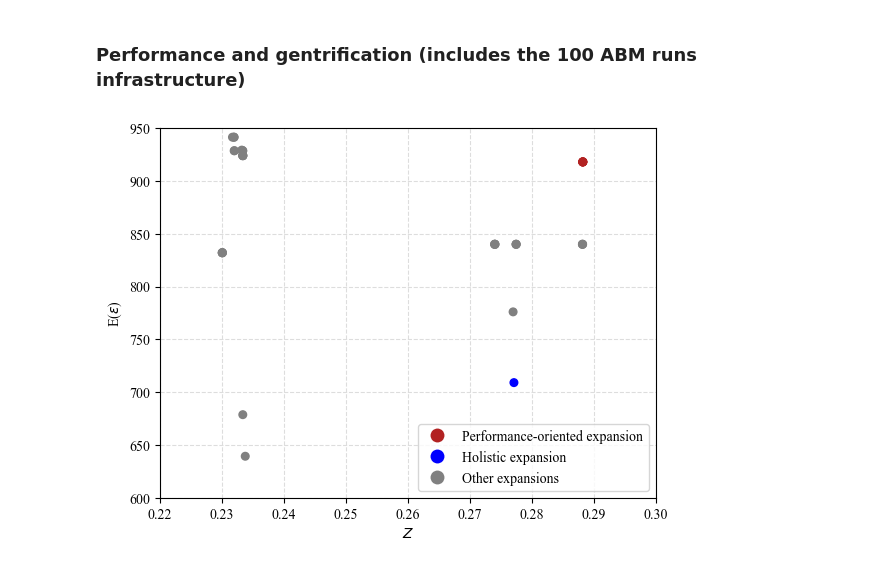
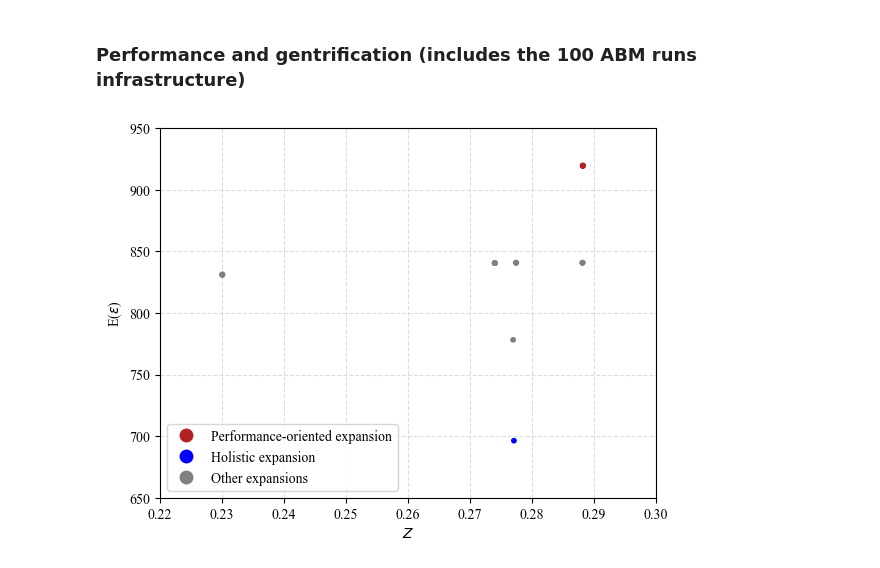
Before and after one commit to YahyaGamal/Communications_paper_graphs, a Jupyter notebook: ABM_analysis.ipynb, the cells around one changed output. Saved outputs shown, nothing was run; the diff lists cells and outputs as text; code cells hidden in the pictures.

```diff
--- a/ABM_analysis.ipynb
+++ b/ABM_analysis.ipynb
@@ -85,0 +93,18 @@ plt.close()
+# %%
+# Read the results from the ABM and drop the unnamed indices
+abm = pd.read_csv(rf"{python_directory}/Data/TN_Gentrification_Results_1to21.csv")
+abm.drop(["Unnamed: 0", "seed"], axis="columns", inplace=True)
+## Find the mean values of the network
+abm_mean = abm.groupby("network").mean()
+print(abm_mean)
+
+# Read the results from the infrastructure abm
+infra = pd.read_csv(rf"{python_directory}/Data/results_annealing_filtered_1to21.csv")
+infra["Number"] = [i + 1 for i in infra.index]
+# Join the infrastructure results to the abm results
+infra_abm = infra.join(abm_mean, how="inner", on="Number")
+infra_abm["Gentrification"] = [infra_abm.at[i, "low"] + infra_abm.at[i, "mid"] + infra_abm.at[i, "high"] for i in infra_abm.index]
+display(infra_abm)
+## save the file
+infra_abm.to_csv(rf"{python_directory}/Data/annealing_gentrification.csv")
+infra_abm.to_pickle(rf"{python_directory}/Data/annealing_gentrification.pkl")
@@ -87,8 +172,7 @@ plt.close()
 ### Performance and gentrification (includes the 100 ABM runs infrastructure)
 # %%
 # load file
-df = pd.read_csv(rf"{python_directory}\Data\results_annealing_filtered_final.csv")
-
+df = infra_abm
 performance_colour = "firebrick"
 holistic_colour = "blue"
 others_colour = "grey"
@@ -104,34 +188,34 @@ colours = {
     "Performance-oriented expansion": performance_colour,
     "Holistic expansion": holistic_colour,
     "Other expansions": others_colour
 }
 def create_custom_legend_handles(colours=colours):
     handles, labels = plt.gca().get_legend_handles_labels()
     extend_list = []
     for school_str in colours:
         point = Line2D([0], [0], label=school_str, marker='o', markersize=10, markeredgecolor="none", markerfacecolor=colours[school_str], linestyle="")
         extend_list.append(point)
     handles.extend(extend_list)
     return(handles)
 
 plt.figure()
 plt.rcParams["font.family"] = "Times New Roman"
 plt.grid(which='major', color='#DDDDDD', linestyle="--", linewidth=0.8)
 plt.grid(which='minor', color='#DDDDDD', linestyle="--", linewidth=0.8)
 sc = plt.scatter(
     df["Metric"],
     df["Gentrification"],
     c=list(df["Colour"]),
-    s=30,
+    s=10,
     zorder=2
     )
 plt.xlim([0.22, 0.3])
-plt.ylim([600, 950])
+plt.ylim([650, 950])
 plt.xlabel(r"$Z$")
 plt.ylabel(r"E($\epsilon$)")
-plt.legend(handles=create_custom_legend_handles(colours))
+plt.legend(handles=create_custom_legend_handles(colours), loc="lower left")
 plt.savefig(rf"{python_directory}\Outcomes\performance_gentrification.png")
 plt.show()
 plt.close()
 # %% [output]
-[figure, old version]
+[figure, new version]
```
Also changed, not shown: parts of 12 cells of this notebook, 14 other files.
